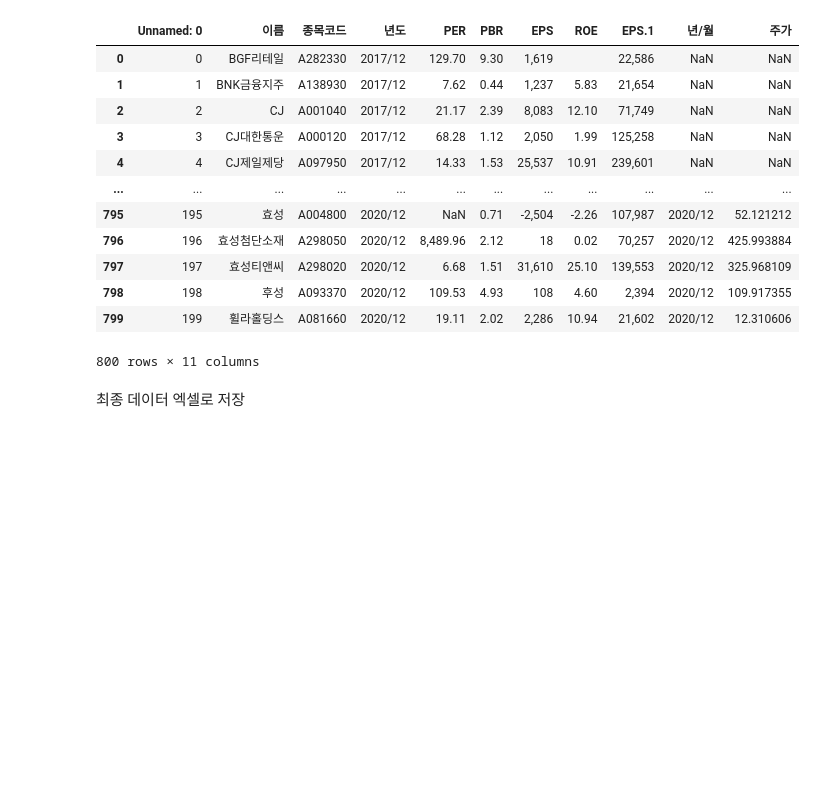
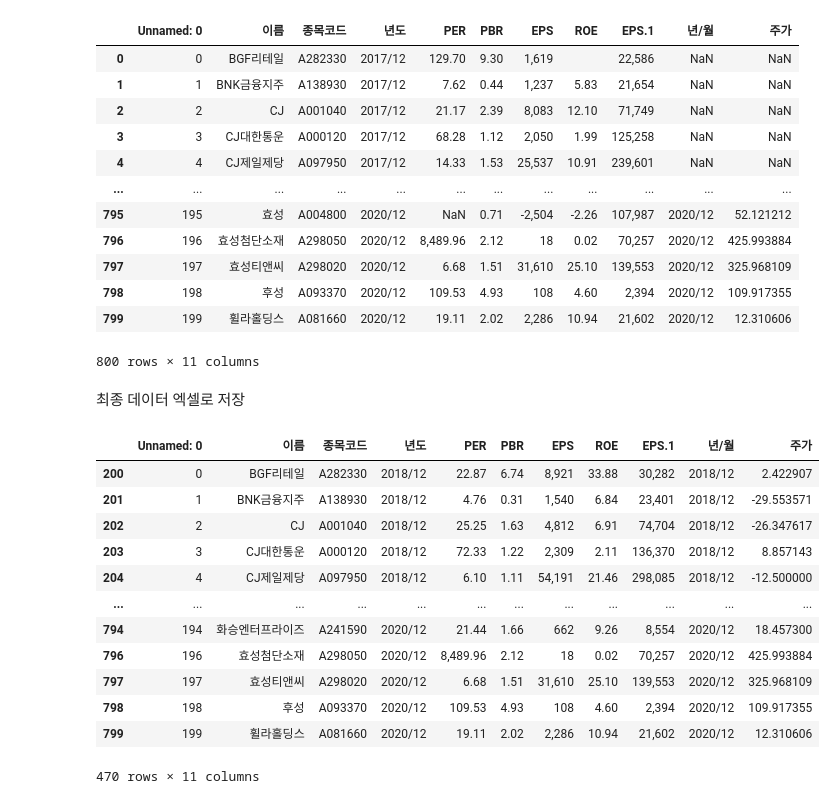
Before and after one commit to sphy1597/Spp_k-digital-2-, a Jupyter notebook: spp.ipynb, the cells around one changed output. Drawn from its saved outputs; the diff is of its cells as text; code cells hidden in the pictures; blank space fills up the shorter version.

```diff
--- a/spp.ipynb
+++ b/spp.ipynb
@@ -60,7 +60,7 @@ for i in range(0,2,1):
 # %% [markdown]
 ##재무제표 크롤링
 # %%
-company_data = pd.DataFrame(columns=['이름', '종목코드', '년도', 'PER', 'PBR', 'EPS', 'ROE', 'EPS'])
+company_data = pd.DataFrame(columns=['이름', '종목코드', '년도', 'PER', 'PBR', 'EPS', 'ROE', 'BPS'])
 
 for i in range(0,200,1):
 
@@ -247,3 +247,21 @@ all_data
 최종 데이터 엑셀로 저장
 # %%
 all_data.to_excel('alldata.xlsx')
+# %%
+clean_data = all_data
+clean_data.dropna(axis=0, inplace = True)
+clean_data
+# %% [output]
+|  | Unnamed: 0 | 이름 | 종목코드 | 년도 | PER | PBR | EPS | ROE | EPS.1 | 년/월 | 주가 |
+| 200 | 0 | BGF리테일 | A282330 | 2018/12 | 22.87 | 6.74 | 8,921 | 33.88 | 30,282 | 2018/12 | 2.422907 |
+| 201 | 1 | BNK금융지주 | A138930 | 2018/12 | 4.76 | 0.31 | 1,540 | 6.84 | 23,401 | 2018/12 | -29.553571 |
+| 202 | 2 | CJ | A001040 | 2018/12 | 25.25 | 1.63 | 4,812 | 6.91 | 74,704 | 2018/12 | -26.347617 |
+| 203 | 3 | CJ대한통운 | A000120 | 2018/12 | 72.33 | 1.22 | 2,309 | 2.11 | 136,370 | 2018/12 | 8.857143 |
+| 204 | 4 | CJ제일제당 | A097950 | 2018/12 | 6.10 | 1.11 | 54,191 | 21.46 | 298,085 | 2018/12 | -12.500000 |
+| ... | ... | ... | ... | ... | ... | ... | ... | ... | ... | ... | ... |
+| 794 | 194 | 화승엔터프라이즈 | A241590 | 2020/12 | 21.44 | 1.66 | 662 | 9.26 | 8,554 | 2020/12 | 18.457300 |
+| 796 | 196 | 효성첨단소재 | A298050 | 2020/12 | 8,489.96 | 2.12 | 18 | 0.02 | 70,257 | 2020/12 | 425.993884 |
+| 797 | 197 | 효성티앤씨 | A298020 | 2020/12 | 6.68 | 1.51 | 31,610 | 25.10 | 139,553 | 2020/12 | 325.968109 |
+| 798 | 198 | 후성 | A093370 | 2020/12 | 109.53 | 4.93 | 108 | 4.60 | 2,394 | 2020/12 | 109.917355 |
+| 799 | 199 | 휠라홀딩스 | A081660 | 2020/12 | 19.11 | 2.02 | 2,286 | 10.94 | 21,602 | 2020/12 | 12.310606 |
+470 rows × 11 columns
```
Also changed, not shown: parts of 11 cells of this notebook.
